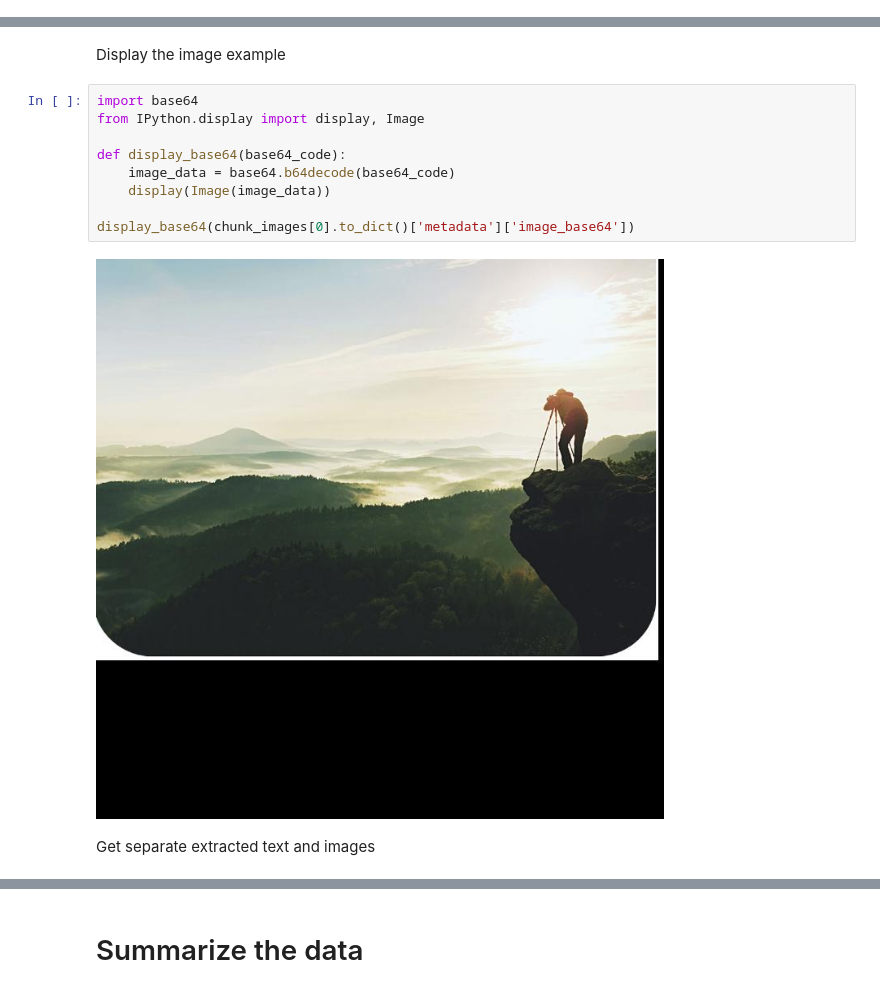
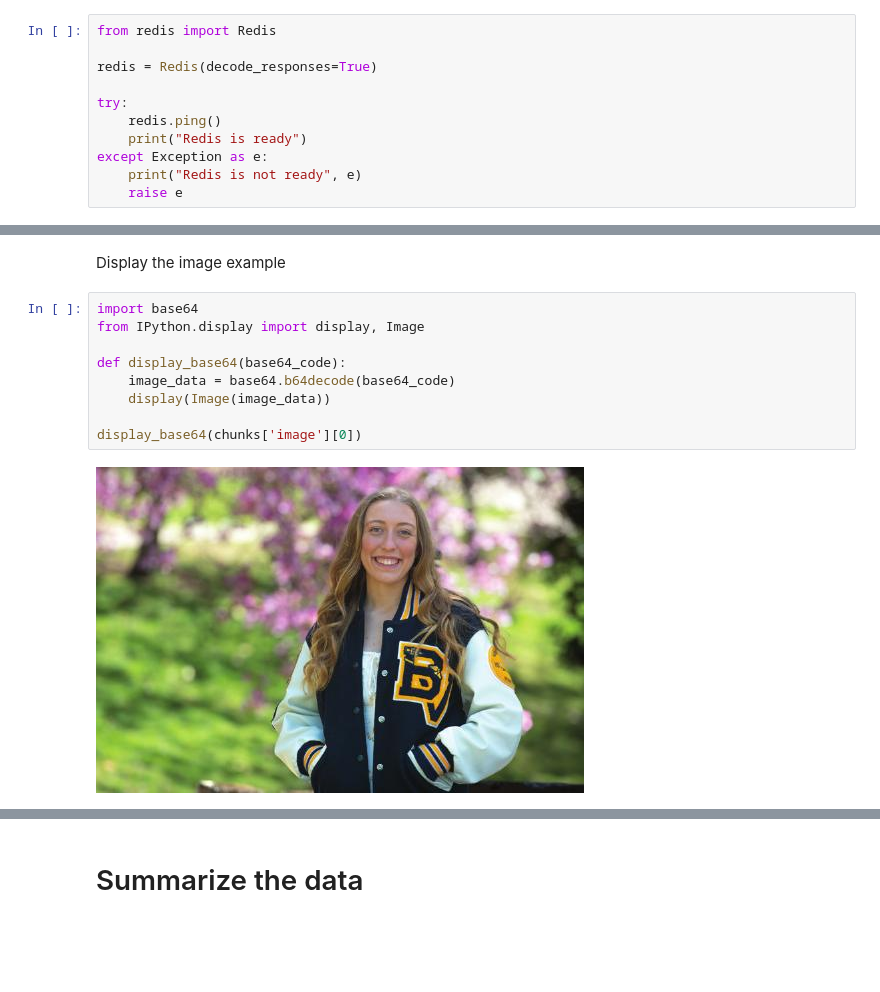
Before and after one commit to ssabrut/project-lumen, a Jupyter notebook: notebooks/SinglePDF.ipynb, the cells around one changed output, grey strips where cells are left out. Cells and saved outputs as stored; diff of their text form; blank space fills up the shorter version.

Commit message:
feat: implement redis caching and chromadb database

```diff
--- a/notebooks/SinglePDF.ipynb
+++ b/notebooks/SinglePDF.ipynb
@@ -7,0 +12,11 @@
+# %%
+from redis import Redis
+
+redis = Redis(decode_responses=True)
+
+try:
+    redis.ping()
+    print("Redis is ready")
+except Exception as e:
+    print("Redis is not ready", e)
+    raise e
@@ -79,13 +89,11 @@ Display the image example
 # %%
 import base64
 from IPython.display import display, Image
 
 def display_base64(base64_code):
     image_data = base64.b64decode(base64_code)
     display(Image(image_data))
 
-display_base64(chunk_images[0].to_dict()['metadata']['image_base64'])
+display_base64(chunks['image'][0])
 # %% [output]
-[figure, old version]
+[figure, new version]
-# %% [markdown]
-Get separate extracted text and images
```
Also changed, not shown: parts of 23 cells of this notebook.
